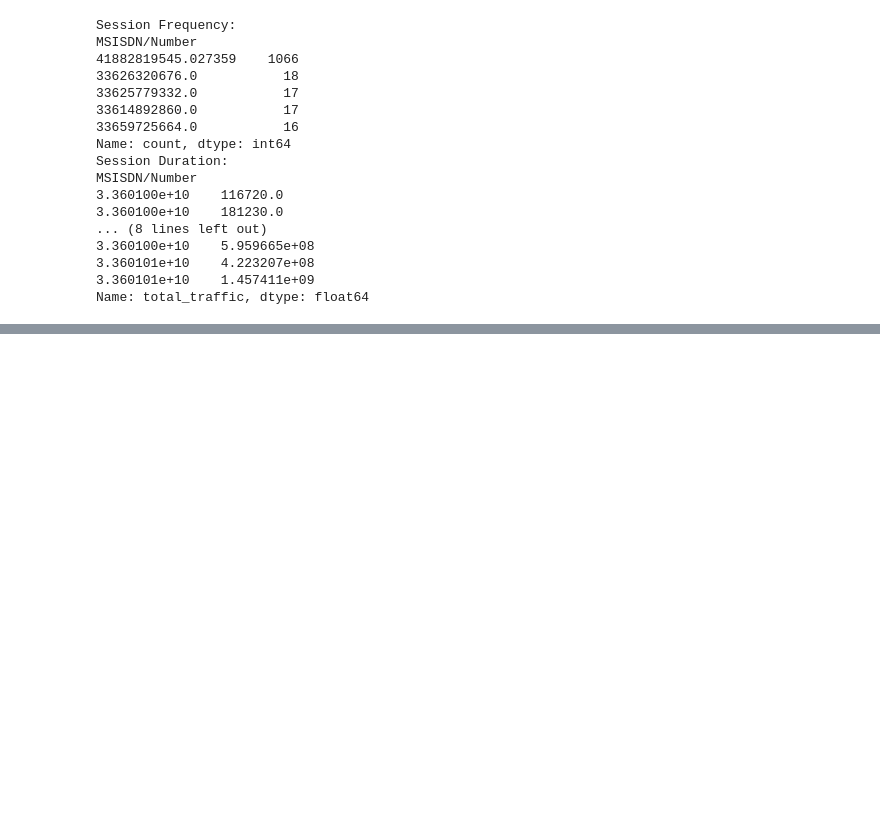
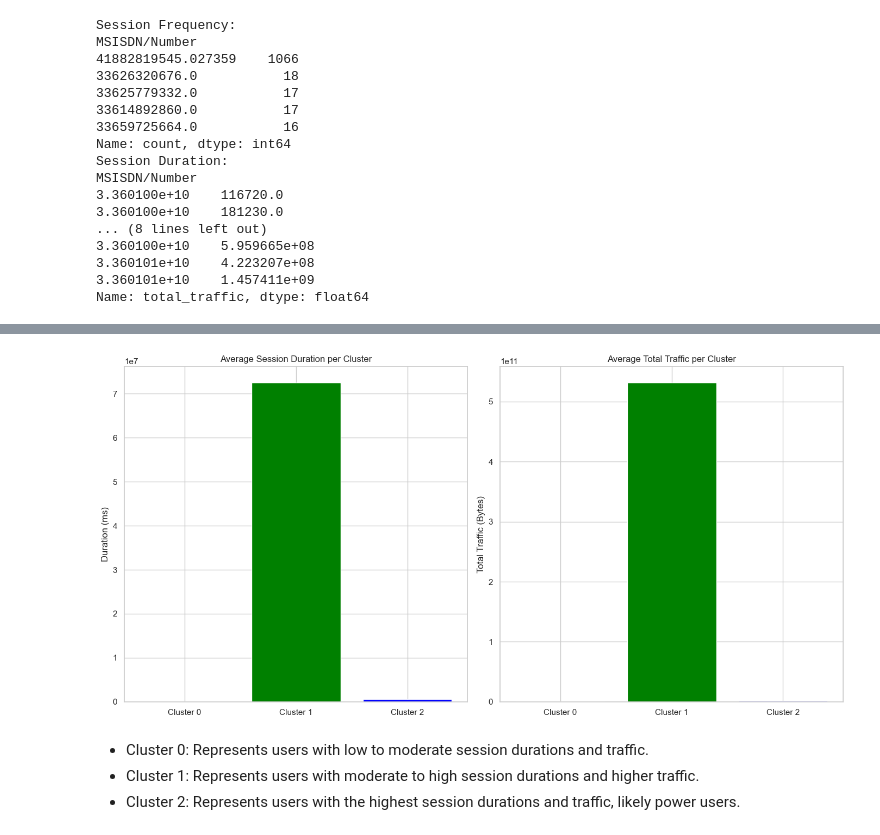
Before and after one commit to Joe-hyper/telco, a Jupyter notebook: notebook/telco_analysis.ipynb, the cells around one changed output, grey strips where cells are left out. Saved outputs shown, nothing was run; the diff lists cells and outputs as text; code cells hidden in the pictures; blank space fills up the shorter version.

```diff
--- a/notebook/telco_analysis.ipynb
+++ b/notebook/telco_analysis.ipynb
@@ -1045,0 +1086,20 @@ plt.show()
+# %%
+from sklearn.preprocessing import StandardScaler
+from sklearn.cluster import KMeans
+
+# Normalizing the engagement metrics
+scaler = StandardScaler()
+engagement_metrics_scaled = scaler.fit_transform(engagement_metrics[['Dur. (ms)', 'Total Traffic (Bytes)']])
+
+# Running K-Means clustering
+kmeans = KMeans(n_clusters=3, random_state=0)
+clusters = kmeans.fit_predict(engagement_metrics_scaled)
+engagement_metrics['Cluster'] = clusters
+
+# Compute the minimum, maximum, average & total non-normalized metrics for each cluster
+cluster_summary = engagement_metrics.groupby('Cluster').agg({
+    'Dur. (ms)': ['min', 'max', 'mean', 'sum'],
+    'Total Traffic (Bytes)': ['min', 'max', 'mean', 'sum']
+})
+
+print(cluster_summary)
@@ -1045,0 +1120,27 @@ plt.show()
+# %%
+# Visualizing the cluster summary for interpretation
+import matplotlib.pyplot as plt
+
+# Setting up the figure
+plt.figure(figsize=(14, 7))
+
+# Plotting Duration metrics
+plt.subplot(1, 2, 1)
+plt.bar(['Cluster 0', 'Cluster 1', 'Cluster 2'], cluster_summary['Dur. (ms)']['mean'], color=['red', 'green', 'blue'])
+plt.title('Average Session Duration per Cluster')
+plt.ylabel('Duration (ms)')
+
+# Plotting Traffic metrics
+plt.subplot(1, 2, 2)
+plt.bar(['Cluster 0', 'Cluster 1', 'Cluster 2'], cluster_summary['Total Traffic (Bytes)']['mean'], color=['red', 'green', 'blue'])
+plt.title('Average Total Traffic per Cluster')
+plt.ylabel('Total Traffic (Bytes)')
+
+plt.tight_layout()
+plt.show()
+# %% [output]
+[figure, added]
+# %% [markdown]
+- Cluster 0: Represents users with low to moderate session durations and traffic.
+- Cluster 1: Represents users with moderate to high session durations and higher traffic.
+- Cluster 2: Represents users with the highest session durations and traffic, likely power users.
```
Also changed, not shown: parts of 37 cells of this notebook, 14 other files.
